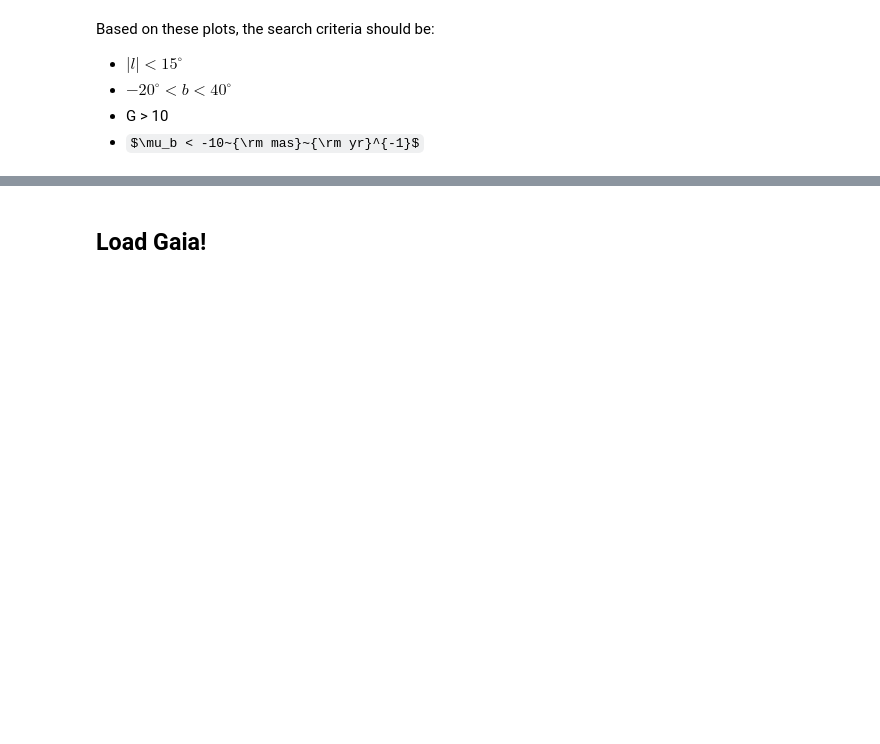
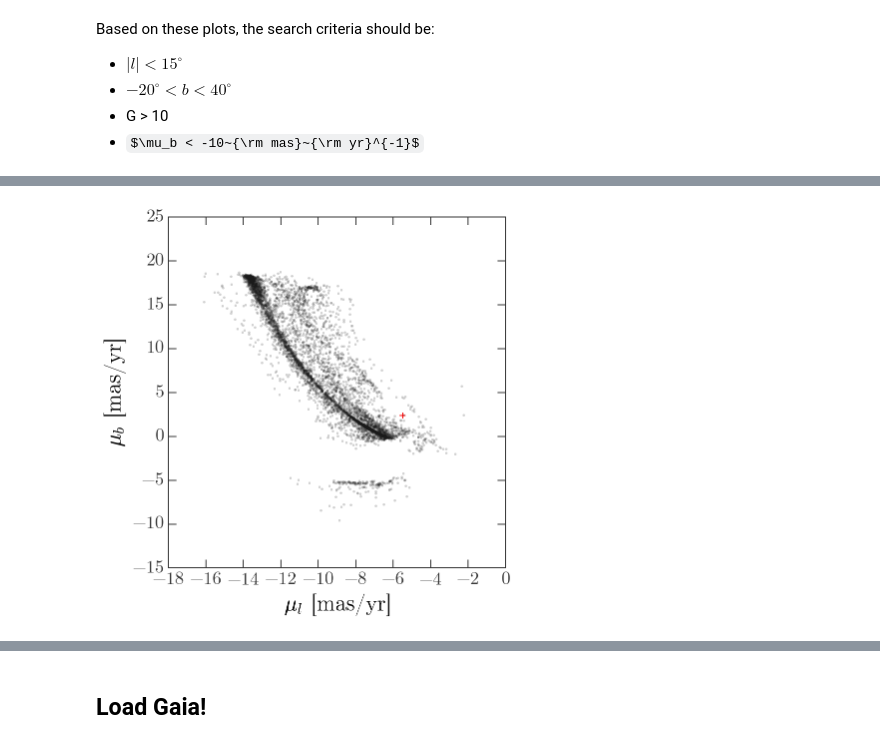
Before and after one commit to adrn/gaiadr1, a Jupyter notebook: notebooks/Ophiuchus.ipynb, the cells around one changed output, grey strips where cells are left out. Cells and saved outputs as stored; diff of their text form; code cells hidden in the pictures; some formulas as TeX source; blank space fills up the shorter version.

```diff
--- a/notebooks/Ophiuchus.ipynb
+++ b/notebooks/Ophiuchus.ipynb
@@ -51,0 +58,10 @@ gal,gal_v = oph_box.to_frame(coord.Galactic)
+# %%
+galactocentric_frame = coord.Galactocentric(z_sun=0.*u.pc,
+                                            galcen_distance=8.3*u.kpc)
+vcirc = 238.*u.km/u.s
+vlsr = [-11.1, 12.24, 7.25]*u.km/u.s
+
+gal,gal_v = oph_box.to_frame(coord.Galactic, galactocentric_frame=galactocentric_frame,
+                             vcirc=vcirc, vlsr=vlsr)
+icrs,icrs_v = oph_box.to_frame(coord.ICRS, galactocentric_frame=galactocentric_frame,
+                               vcirc=vcirc, vlsr=vlsr)
@@ -52,6 +78,10 @@ gal,gal_v = oph_box.to_frame(coord.Galactic)
 # %%
-plt.figure()
-plt.plot(gal_v[0].to(u.mas/u.yr), gal_v[1].to(u.mas/u.yr), linestyle='none')
-# plt.xlim(-60,60)
-plt.xlabel('$\mu_l$ [deg]')
-plt.ylabel('$\mu_b$ [deg]')
+plt.figure(figsize=(6,6))
+plt.plot(gal_v[0].to(u.mas/u.yr), gal_v[1].to(u.mas/u.yr), linestyle='none', alpha=0.2)
+plt.scatter(-5.5, 2.4, marker='+', color='r', s=40)
+
+plt.xlabel('$\mu_l$ [mas/yr]')
+plt.ylabel('$\mu_b$ [mas/yr]')
+plt.tight_layout()
+# %% [output]
+[figure, added]
```
Also changed, not shown: parts of 32 cells of this notebook, 4 other files.
